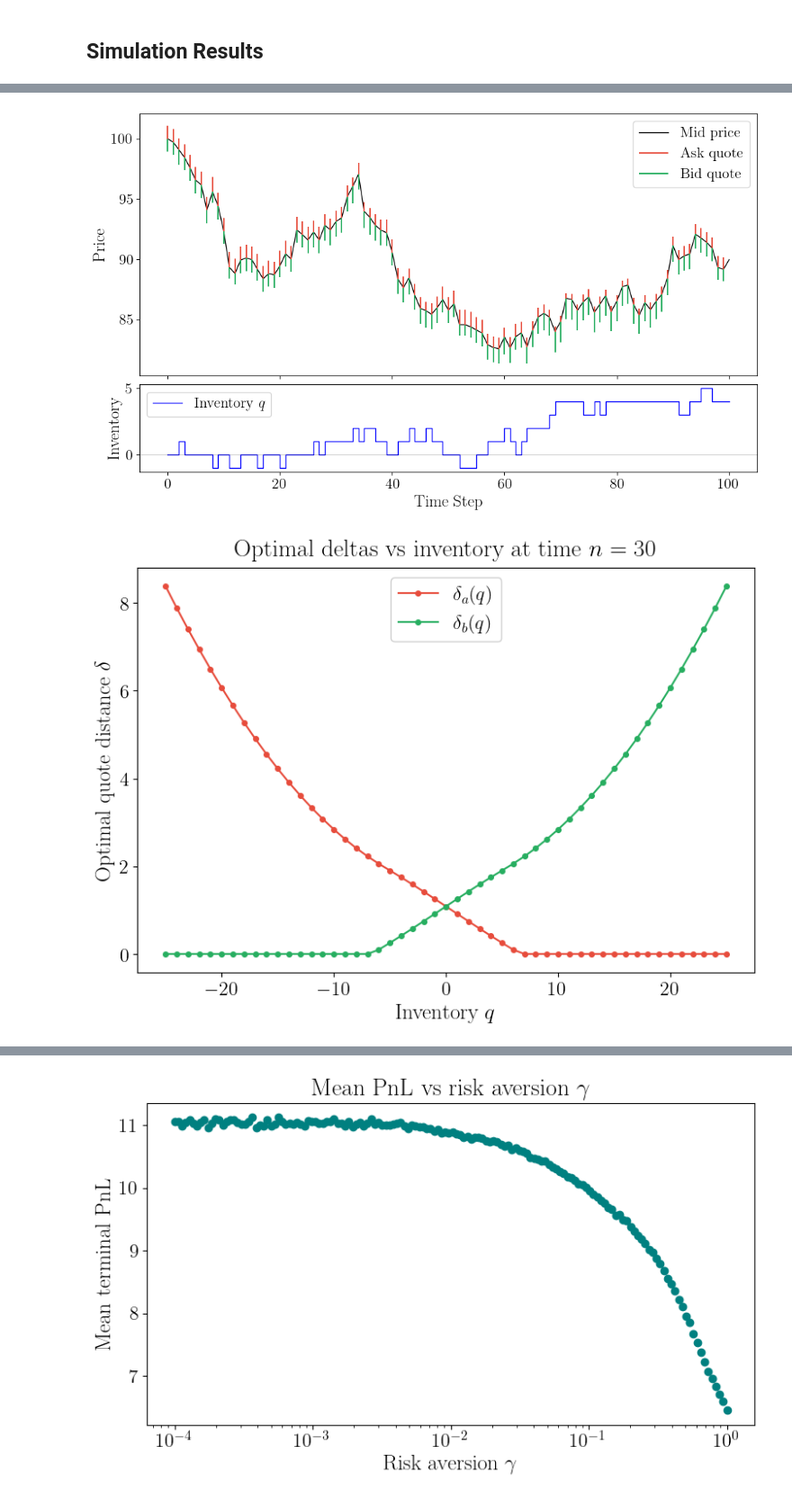
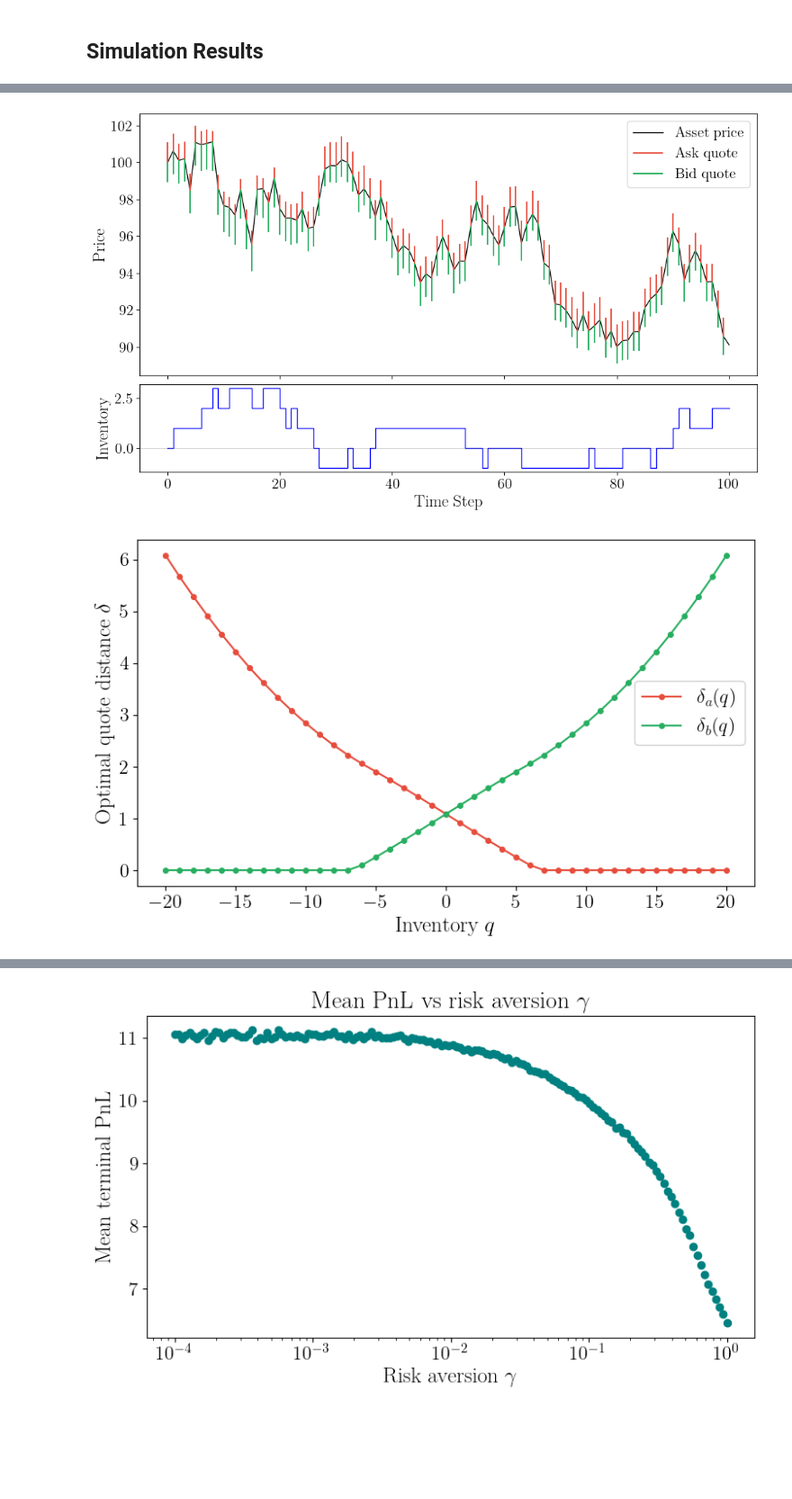
Before and after one commit to Marshhall/Market_Making, a Jupyter notebook: discrete_time.ipynb, the cells around one changed output, grey strips where cells are left out. Shown at 90% size. Drawn from its saved outputs; the diff is of its cells as text; code cells hidden in the pictures; blank space fills up the shorter version.

```diff
--- a/discrete_time.ipynb
+++ b/discrete_time.ipynb
@@ -157,4 +157,4 @@ array([[0.        , 0.        , 0.        , 0.        ],
 # %%
 T = 30
 V = fill_V(T=T)
-cs, pnls, qs = simulate_multiple_runs(num_simulations=10000, T=T)
+cs, pnls, qs = simulate_multiple_runs(num_simulations=100000, T=T)
@@ -207,14 +262,13 @@ S, q_path, da, db, ask_q, bid_q = run_market_simulation_with_deltas(V, T=T, sigm
 t = np.arange(T + 1)
 tq = np.arange(T)
 
-fig, (ax1, ax2) = plt.subplots(
-    2, 1, figsize=(12, 7),
-    sharex=True,
-    gridspec_kw={"height_ratios": [3, 1], "hspace": 0.05}
-)
+fig, (ax1, ax2) = plt.subplots(2, 1, figsize=(12, 7),
+                                sharex=True,
+                                gridspec_kw={"height_ratios": [3, 1], "hspace": 0.05}
+                                )
 
 # --- Top: price + quote flags ---
-ax1.plot(t, S, linewidth=1, label="Mid price", color="black")
+ax1.plot(t, S, linewidth=1, label="Asset price", color="black")
 ax1.vlines(tq, S[:-1], ask_q, linewidth=1.5, color=ASK_COLOR, label="Ask quote")
 ax1.vlines(tq, bid_q, S[:-1], linewidth=1.5, color=BID_COLOR, label="Bid quote")
 ax1.set_ylabel("Price")
@@ -226,13 +280,13 @@ ax2.step(t, q_path, where="post", linewidth=1.0, color="blue", label=r"Inventory
 ax2.axhline(0, linewidth=.5, color="black", alpha=0.3)
 ax2.set_ylabel("Inventory")
 ax2.set_xlabel("Time Step")
-ax2.legend(loc="best")
+# ax2.legend(loc="best")
 
 fig.tight_layout()
+fig.savefig("Plots/optimal_quotes_inventory.pdf", dpi=1200, bbox_inches="tight", pad_inches=0.02)
 plt.show()
-fig.savefig("Plots/optimal_quotes_inventory.png", dpi=300)
 # %% [output]
-[figure, old version]
+[figure, new version]
 # %%
 import numpy as np
 import matplotlib.pyplot as plt
@@ -242,39 +296,39 @@ def deltas_vs_inventory_at_time(V, n, T, qmax=None, make_plot=True):
     For fixed time n, compute deltas on a grid q in [-qmax, qmax]
     """
     if qmax is None:
         qmax = min(n, T-1)
 
     # Stay inside DP feasible inventory region at time n+1 (because deltas use V[:, n+1])
     qmax = int(min(qmax, n, T-1))
 
     qs = np.arange(-qmax, qmax + 1)
 
     da = np.array([Delta(V[q + T, n + 1] - V[q + T - 1, n + 1]) for q in qs], dtype=float)
     db = np.array([Delta(V[q + T, n + 1] - V[q + T + 1, n + 1]) for q in qs], dtype=float)
 
     if make_plot:
-        fig, ax = plt.subplots(figsize=(8, 6))
+        fig, ax = plt.subplots(figsize=(8, 5))
         ax.plot(qs, da, marker="o", markersize=4, label=r"$\delta_a(q)$", color=ASK_COLOR)
         ax.plot(qs, db, marker="o", markersize=4, label=r"$\delta_b(q)$", color=BID_COLOR)
-        ax.set_title(fr"Optimal deltas vs inventory at time $n={n}$", pad=10)
+        #ax.set_title(fr"Optimal deltas vs inventory at time $n={n}$", pad=10)
         ax.set_xlabel("Inventory $q$")
         ax.set_ylabel("Optimal quote distance $\\delta$")
         ax.legend(frameon=True, fancybox=True, framealpha=0.9, loc="best")
         fig.tight_layout()
-        fig.savefig(f"Plots/deltas_vs_inventory_time_{n}.png", dpi=300)
+        fig.savefig(f"Plots/deltas_vs_inventory_time_{n}.pdf", dpi=1200, bbox_inches="tight", pad_inches=0.02)
         plt.show()
 
     return qs, da, db
 
 
 # Example usage:
 # pick a time n (must be between 0 and T-1)
 T = 100
-n = 30
-qmax = 25
+n = 20
+qmax = 20
 qs, da, db = deltas_vs_inventory_at_time(V, n=n, T=T, qmax=qmax, make_plot=True)
 # %% [output]
-[figure, old version]
+[figure, new version]
 # %%
 # def dp_step(q, V_qm1, V_q, V_qp1, gamma):
 #     return V_q - gamma/2.0 * q**2 + C(V_q - V_qm1) + C(V_q - V_qp1)
```
Also changed, not shown: parts of 14 cells of this notebook, 14 other files.
